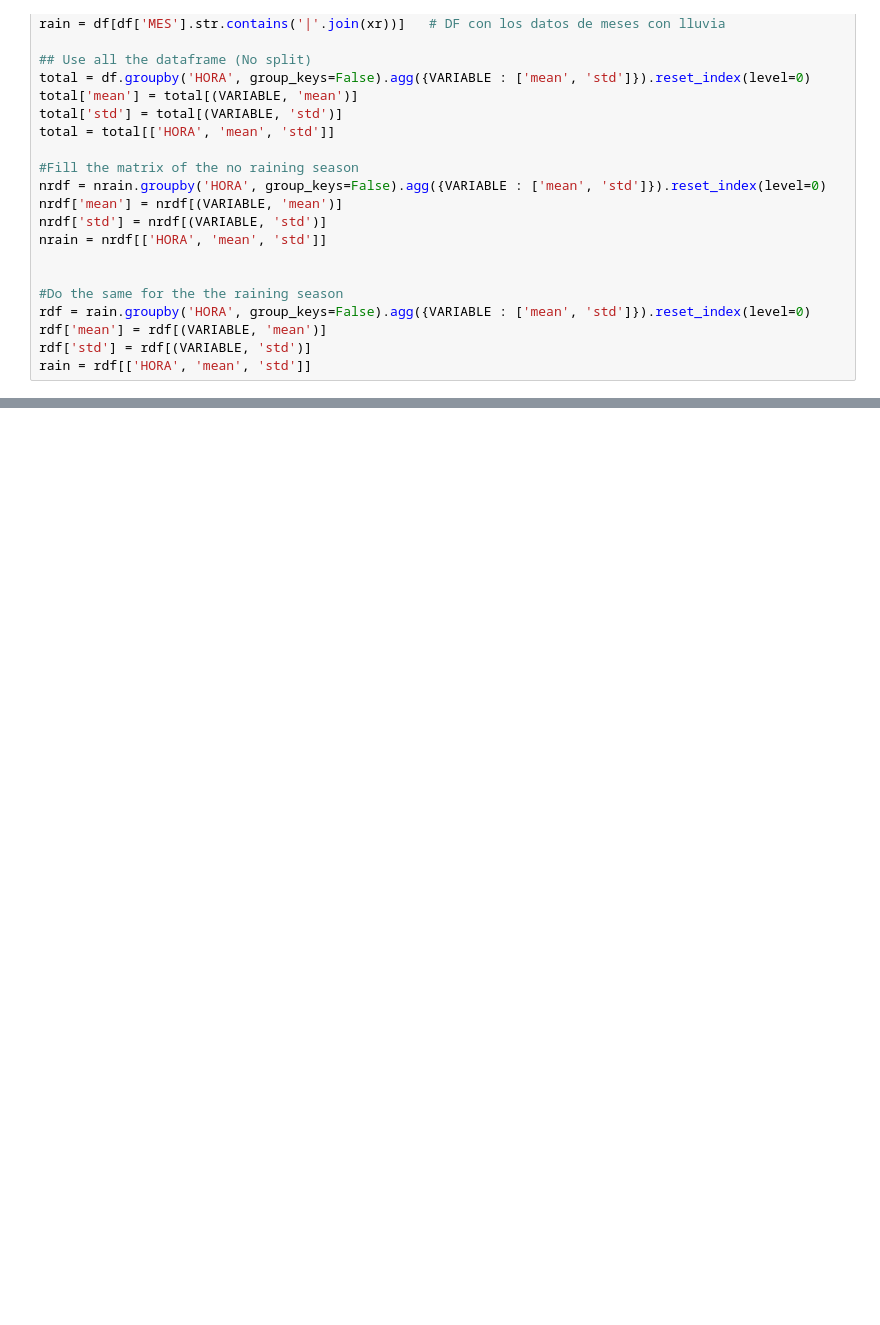
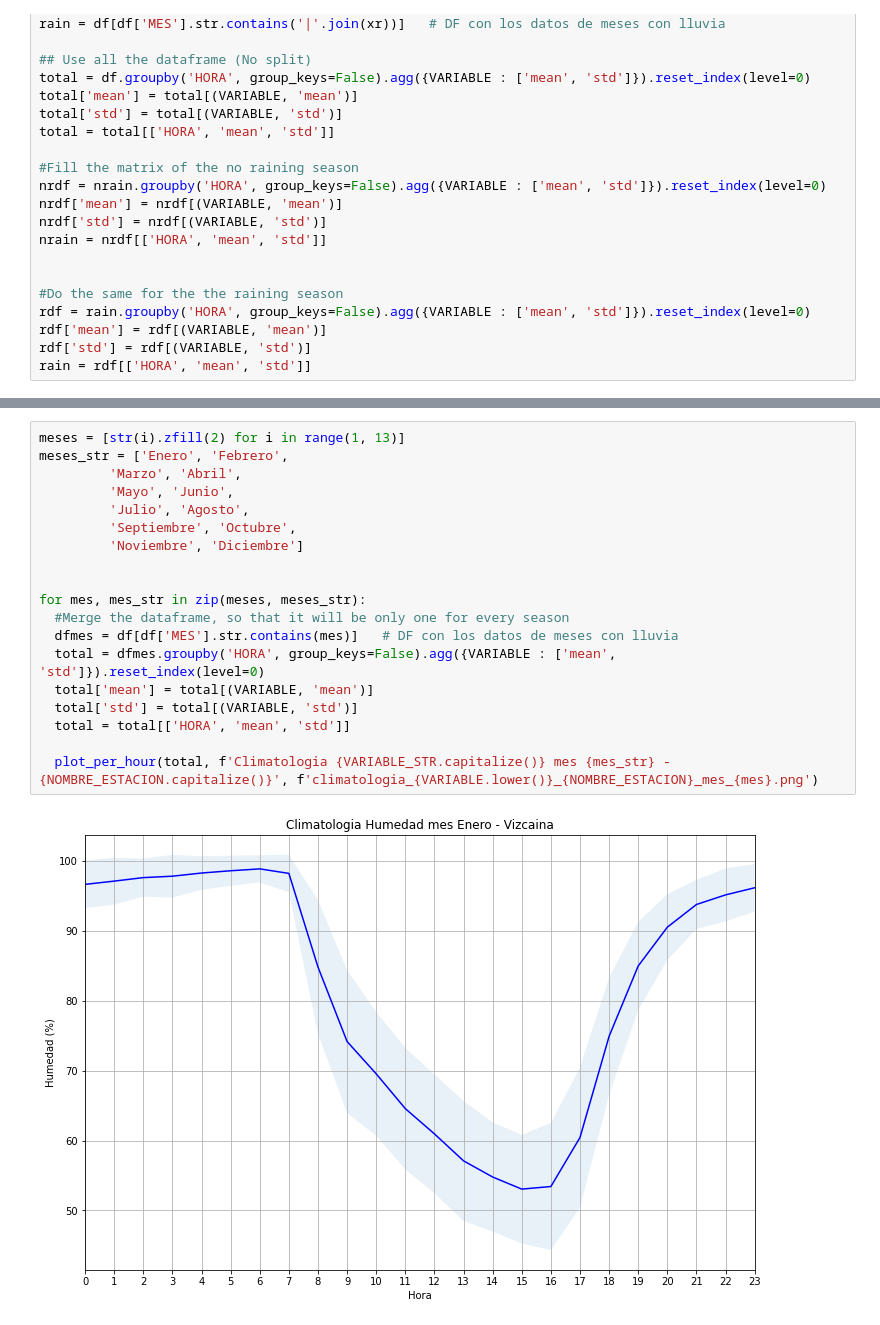
Before and after one commit to chris051091/Seminario-3, a Jupyter notebook: climatologia/src/vizcaina/Climatologia_Humedad_Vizcaina.ipynb, the cells around one changed output, grey strips where cells are left out. Saved outputs shown, nothing was run; the diff lists cells and outputs as text; blank space fills up the shorter version.

```diff
--- a/climatologia/src/vizcaina/Climatologia_Humedad_Vizcaina.ipynb
+++ b/climatologia/src/vizcaina/Climatologia_Humedad_Vizcaina.ipynb
@@ -134,0 +136,21 @@ plot_per_month(dfmes, f'Climatologia por meses - {NOMBRE_ESTACION.capitalize()}'
+# %%
+meses = [str(i).zfill(2) for i in range(1, 13)]
+meses_str = ['Enero', 'Febrero',
+         'Marzo', 'Abril',
+         'Mayo', 'Junio',
+         'Julio', 'Agosto',
+         'Septiembre', 'Octubre',
+         'Noviembre', 'Diciembre']
+
+
+for mes, mes_str in zip(meses, meses_str):
+  #Merge the dataframe, so that it will be only one for every season
+  dfmes = df[df['MES'].str.contains(mes)]   # DF con los datos de meses con lluvia
+  total = dfmes.groupby('HORA', group_keys=False).agg({VARIABLE : ['mean', 'std']}).reset_index(level=0)
+  total['mean'] = total[(VARIABLE, 'mean')]
+  total['std'] = total[(VARIABLE, 'std')]
+  total = total[['HORA', 'mean', 'std']]
+
+  plot_per_hour(total, f'Climatologia {VARIABLE_STR.capitalize()} mes {mes_str} - {NOMBRE_ESTACION.capitalize()}', f'climatologia_{VARIABLE.lower()}_{NOMBRE_ESTACION}_mes_{mes}.png')
+# %% [output]
+[figure, added]
```
Also changed, not shown: parts of 5 cells of this notebook.
